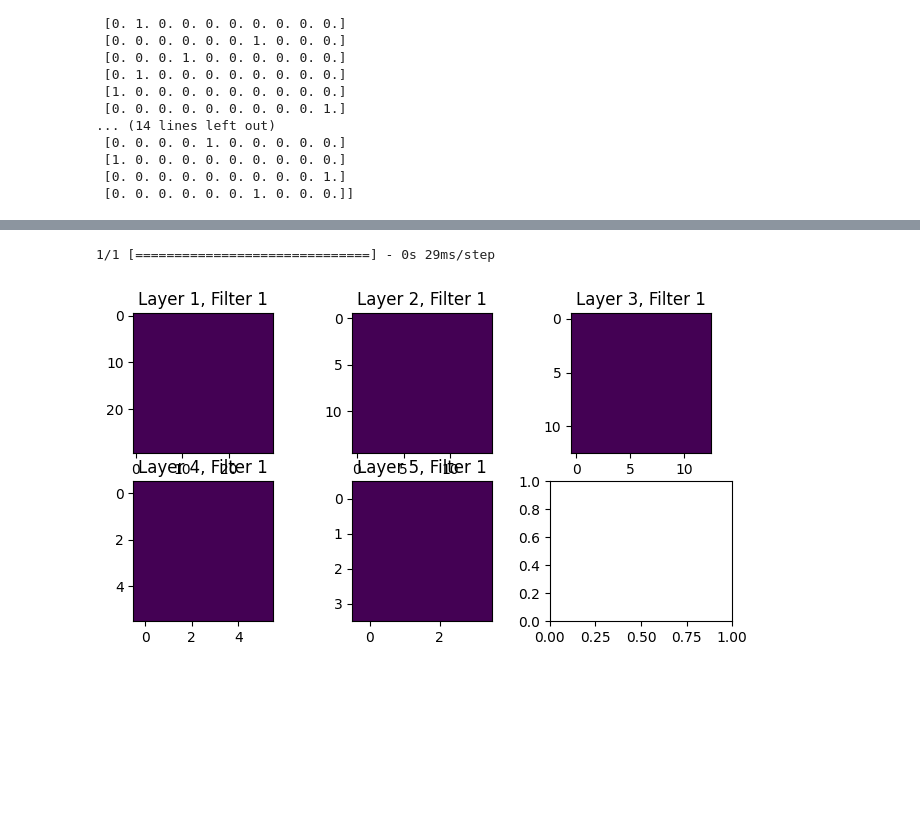
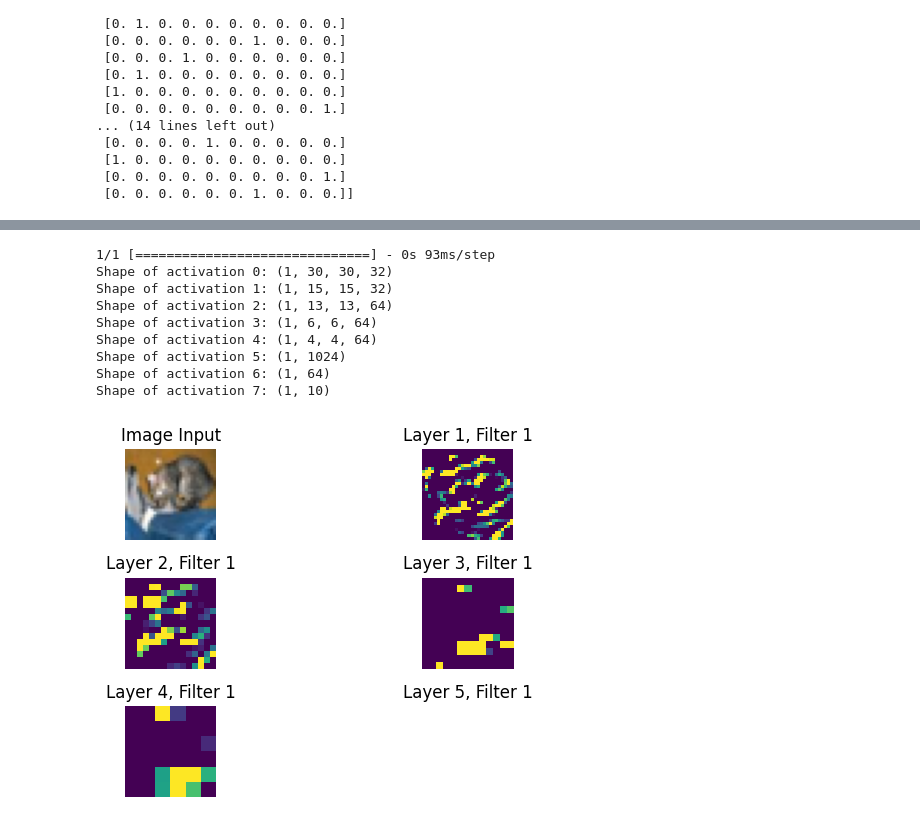
Before and after one commit to omoranav/Talento_Tech, a Jupyter notebook: Actividad_6_M2_U2_L2_Ac6_Ejercicio.ipynb, the cells around one changed output, grey strips where cells are left out. Cells and saved outputs as stored; diff of their text form; code cells hidden in the pictures; blank space fills up the shorter version.

```diff
--- a/Actividad_6_M2_U2_L2_Ac6_Ejercicio.ipynb
+++ b/Actividad_6_M2_U2_L2_Ac6_Ejercicio.ipynb
@@ -33,0 +79,7 @@ Dimensiones de test_labels: (10000, 1)
+# %%
+# Entrenar el modelo
+history = model.fit(training_images, training_labels, epochs=10, validation_data=(test_images, test_labels))
+
+#Graficar el historial de entrenamiento
+pd.DataFrame(history.history).plot(figsize=(8, 5))
+plt.show()
@@ -33,0 +215,9 @@ Dimensiones de test_labels: (10000, 1)
+# %%
+#Extracción de activaciones
+
+layer = 0
+filter1 = 0
+filter2 = 10
+
+layer_outputs = [layer.output for layer in model.layers]
+activation_model = keras.models.Model(inputs=model.input, outputs=layer_outputs)
@@ -33,0 +313,3 @@ Dimensiones de test_labels: (10000, 1)
+# %%
+# Cargar las divisiones de entrenamiento y prueba del conjunto de datos CIFAR10
+(training_images, training_labels), (test_images, test_labels) = cifar10.load_data()
@@ -205,19 +497,53 @@ activation_model = keras.models.Model(inputs=model.input, outputs=layer_outputs)
 # %%
 # Mostrar las activaciones para la primera imagen del conjunto de prueba
 FIRST_IMAGE = 0
 test_image = test_images[FIRST_IMAGE].reshape(1, 32, 32, 3)  # Ajustar el tamaño correctamente
 activations = activation_model.predict(test_image)
 
+# Imprimir las formas de las activaciones para depuración
+for i, activation in enumerate(activations):
+    print(f"Shape of activation {i}: {activation.shape}")
+
 # Graficar las activaciones
-fig, axarr = plt.subplots(2, 3, figsize=(8, 4))
+fig, axarr = plt.subplots(3, 2, figsize=(8, 4))
 axarr[0, 0].set_title('Image Input')
 axarr[0, 0].imshow(test_images[FIRST_IMAGE])
+axarr[0, 0].axis('off')
+
+# Ocultar el subplot extra
+axarr[0, 1].axis('off')
+
 for i in range(1, 6):
-    f1 = activations[i-1][0, :, :, 0]  # Tomar el primer filtro de la capa
-    axarr[(i-1)//3, (i-1)%3].set_title(f'Layer {i}, Filter 1')
-    axarr[(i-1)//3, (i-1)%3].imshow(f1, cmap='viridis')
+    # Tomar el primer filtro de la capa
+    if len(activations[i-1].shape) == 4:
+        f1 = activations[i-1][0, :, :, 0]
+    else:
+        f1 = activations[i-1]
+
+    # Normalizar las activaciones para mejor visualización
+    f1 = (f1 - f1.mean()) / f1.std()
+    f1 = np.clip(f1, 0, 1)
+
+    # Ajustar el índice de subplot
+    row = (i) // 2
+    col = (i) % 2
+
+    axarr[row, col].set_title(f'Layer {i}, Filter 1')
+    axarr[row, col].imshow(f1, cmap='viridis')
+    axarr[row, col].axis('off')
+
+# Ajustar el layout
+plt.tight_layout()
 plt.show()
 # %% [output]
-1/1 [==============================] - 0s 29ms/step
+1/1 [==============================] - 0s 93ms/step
+Shape of activation 0: (1, 30, 30, 32)
+Shape of activation 1: (1, 15, 15, 32)
+Shape of activation 2: (1, 13, 13, 64)
+Shape of activation 3: (1, 6, 6, 64)
+Shape of activation 4: (1, 4, 4, 64)
+Shape of activation 5: (1, 1024)
+Shape of activation 6: (1, 64)
+Shape of activation 7: (1, 10)
-[figure, old version]
+[figure, new version]
 # %%
```
Also changed, not shown: parts of 21 cells of this notebook.
